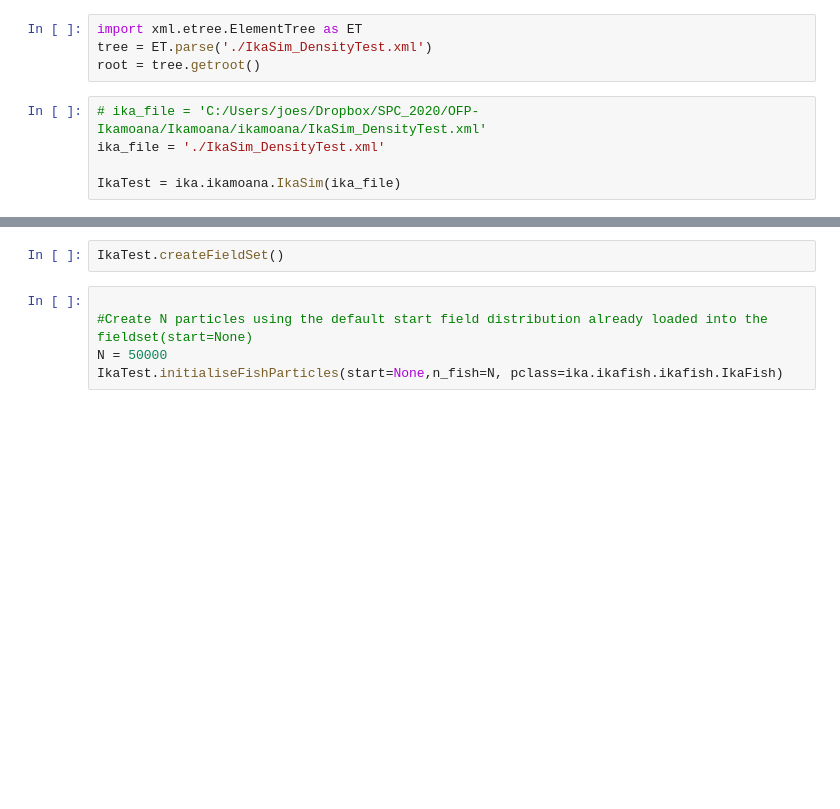
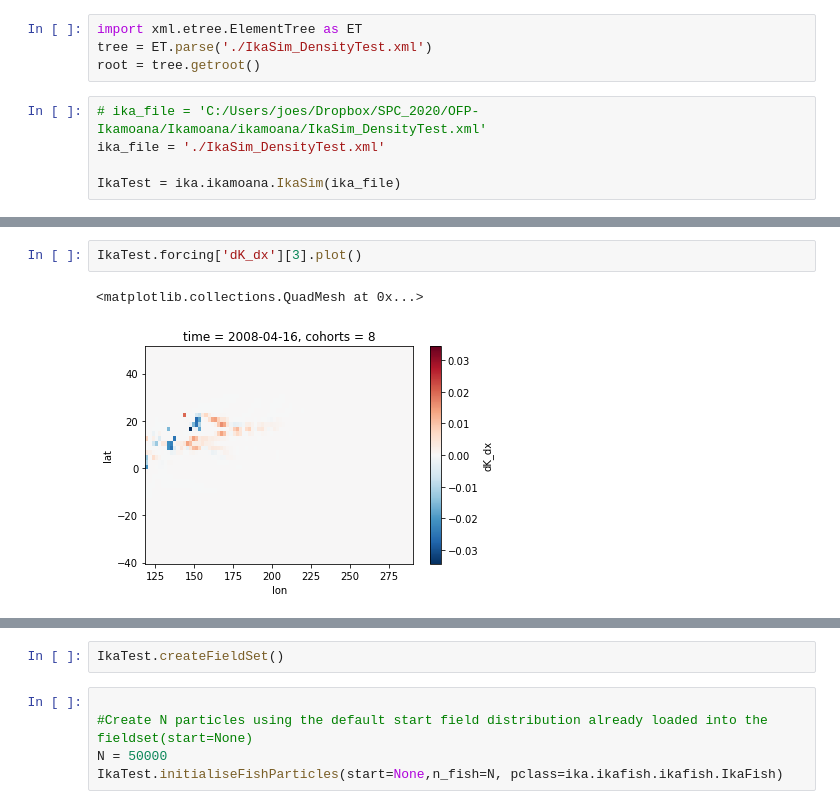
Before and after one commit to PacificCommunity/OFP-Ikamoana, a Jupyter notebook: Ikamoana/notebook/IkaSim_DensityTest_Inna_Habitat.ipynb, the cells around one changed output, grey strips where cells are left out. Cells and saved outputs as stored; diff of their text form; blank space fills up the shorter version.

```diff
--- a/Ikamoana/notebook/IkaSim_DensityTest_Inna_Habitat.ipynb
+++ b/Ikamoana/notebook/IkaSim_DensityTest_Inna_Habitat.ipynb
@@ -21,0 +61,5 @@ IkaTest.generateForcingNEW(
+# %%
+IkaTest.forcing['dK_dx'][3].plot()
+# %% [output]
+<matplotlib.collections.QuadMesh at 0x...>
+[figure, added]
```
Also changed, not shown: parts of 8 cells of this notebook, 2 other files.
